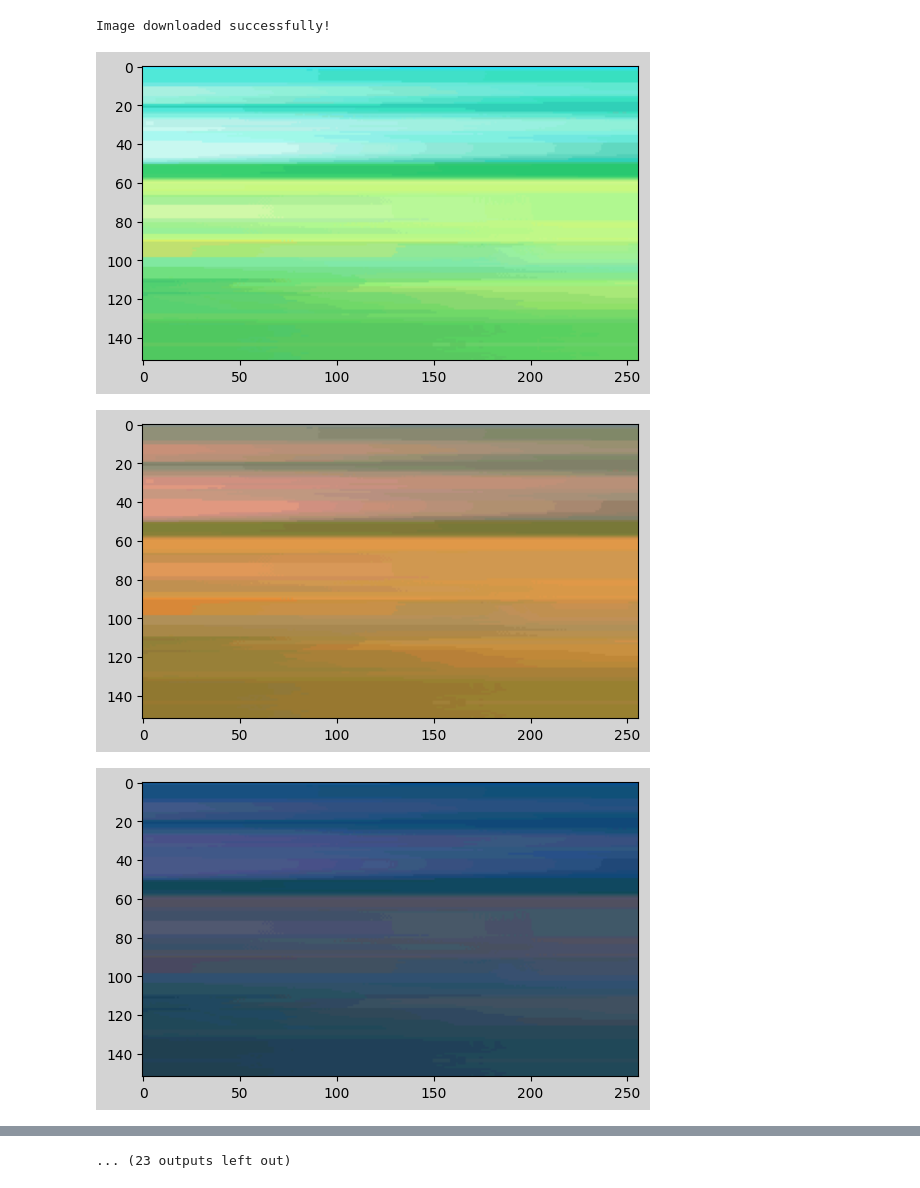
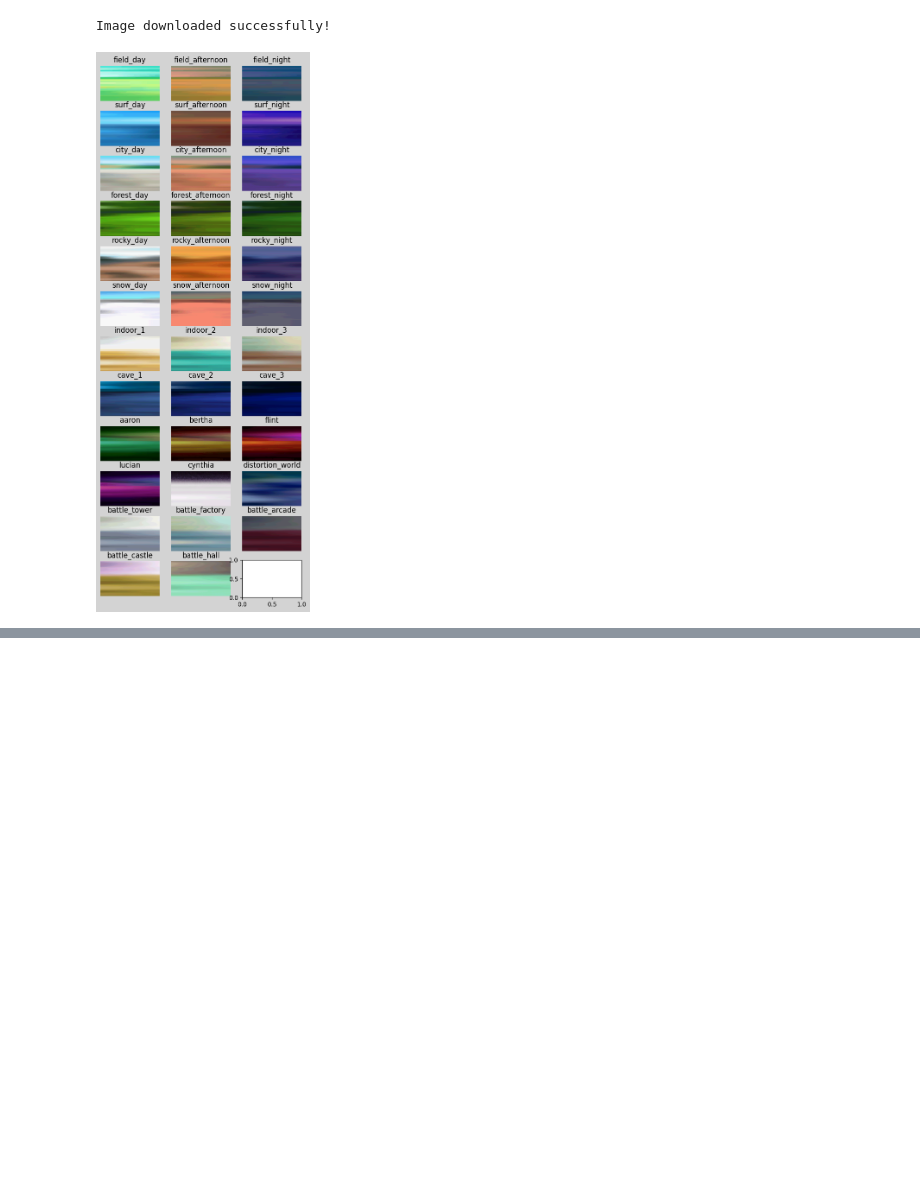
Before and after one commit to ChowMeins/Pokemon-CNN, a Jupyter notebook: Pokemon_Encounter_Generator.ipynb, the cells around one changed output, grey strips where cells are left out. Drawn from its saved outputs; the diff is of its cells as text; code cells hidden in the pictures; blank space fills up the shorter version.

```diff
--- a/Pokemon_Encounter_Generator.ipynb
+++ b/Pokemon_Encounter_Generator.ipynb
@@ -54,42 +54,50 @@ battle_spot_names = [
     "battle_hall"
 ]
 # %%
-from PIL import Image
+from PIL import Image, ImageFile
+import matplotlib.axes
 import matplotlib.pyplot as plt
+import math
 
-def process(filename: str, x1: int, y1: int, x2: int, y2: int) -> None:
+def process(filename: str, img: ImageFile, axes: matplotlib.axes.Axes, index: int, x1: int, y1: int, x2: int, y2: int) -> None:
     """
     View multiple images stored in files, stacking vertically
 
     Arguments:
         filename: str - path to filename containing image
     """
     image = Image.open(filename)
     # <something gets done here>
-    plt.figure(facecolor='lightgray')
-    plt.imshow(image.crop((x1, y1, x2, y2)))
+    r, c = i // 3, i % 3
+    axes = axes[r, c]
+    axes.title.set_text(field_names[index])
+    axes.imshow(image.crop((x1, y1, x2, y2)))
+    axes.axis("off")
 
 NUM_BACKGROUNDS = 35
 file_path = "pokemon_pt_battle_backgrounds.png"
 crops = []
+nrows, ncols = math.ceil(NUM_BACKGROUNDS / 3), 3
+fig, axes = plt.subplots(nrows, ncols, figsize=(6, 16))
+fig.set_facecolor("lightgray")
+img = Image.open(file_path)
+
 for i in range(35):
   row, col = i // 3, i % 3
   x1, y1 = 0, 16
   x2, y2 = 256, 168
   new_x1, new_y1 = x1 + 256 * col, y1 + 168 * row
   new_x2, new_y2 = x2 + 256 * col, y2 + 168 * row
-  process(file_path, new_x1, new_y1, new_x2, new_y2)
+  process(file_path, img, axes, i, new_x1, new_y1, new_x2, new_y2)
   crops.append({
       "image_name": field_names[i],
       "crop": {"x1": new_x1, "y1": new_y1, "x2": new_x2, "y2": new_y2}
   })
 
 import json
 
 # Save to crops.json
 with open("crops.json", "w") as f:
     json.dump(crops, f, indent=4)  # indent=4 makes it human-readable
 # %% [output]
-[figure, old version]
+[figure, new version]
-[figure, removed]
-[figure, removed]
@@ -105 +103,0 @@ with open("crops.json", "w") as f:
-... (23 outputs left out)
```
Also changed, not shown: parts of 1 cell of this notebook.
